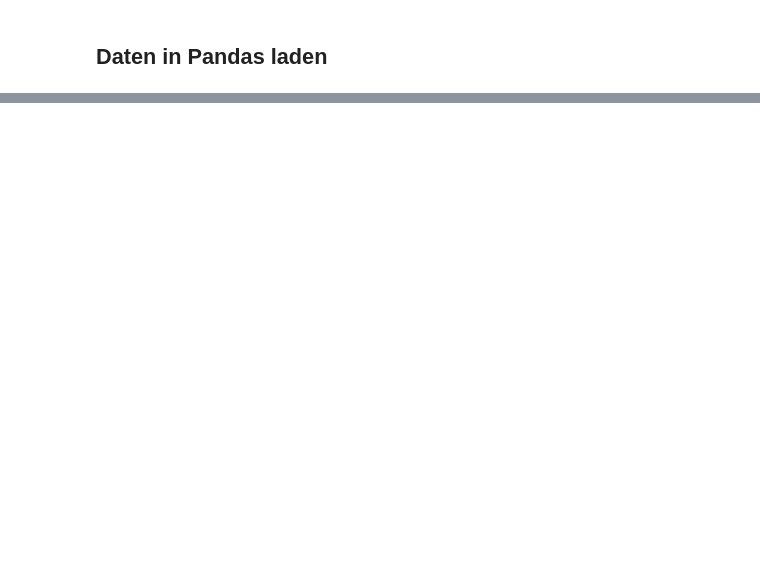
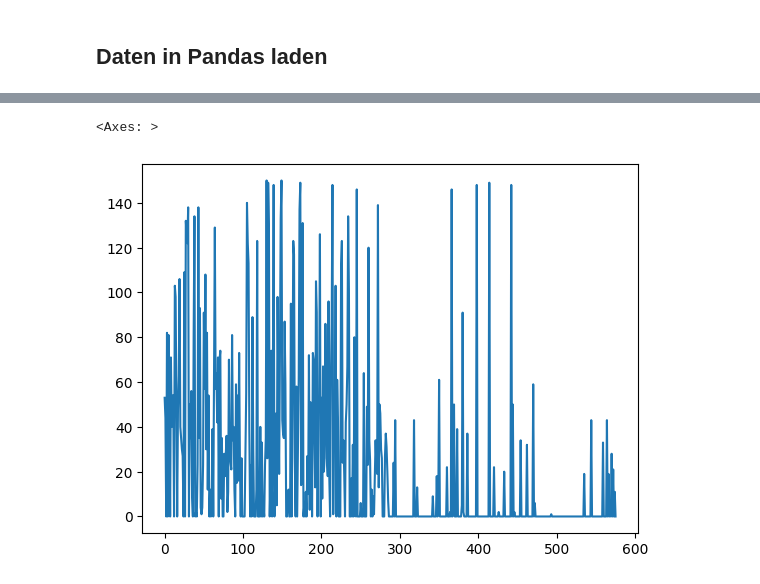
Before and after one commit to lisakleinrubatscher/data-science-SS25, a Jupyter notebook: code/lektion_02.ipynb, the cells around one changed output, grey strips where cells are left out. Cells and saved outputs as stored; diff of their text form; code cells hidden in the pictures; blank space fills up the shorter version.

```diff
--- a/code/lektion_02.ipynb
+++ b/code/lektion_02.ipynb
@@ -85,0 +259,5 @@ data.head(5)
+# %%
+data["description_length"].plot()
+# %% [output]
+<Axes: >
+[figure, added]
```
Also changed, not shown: parts of 28 cells of this notebook, 1 other file.
